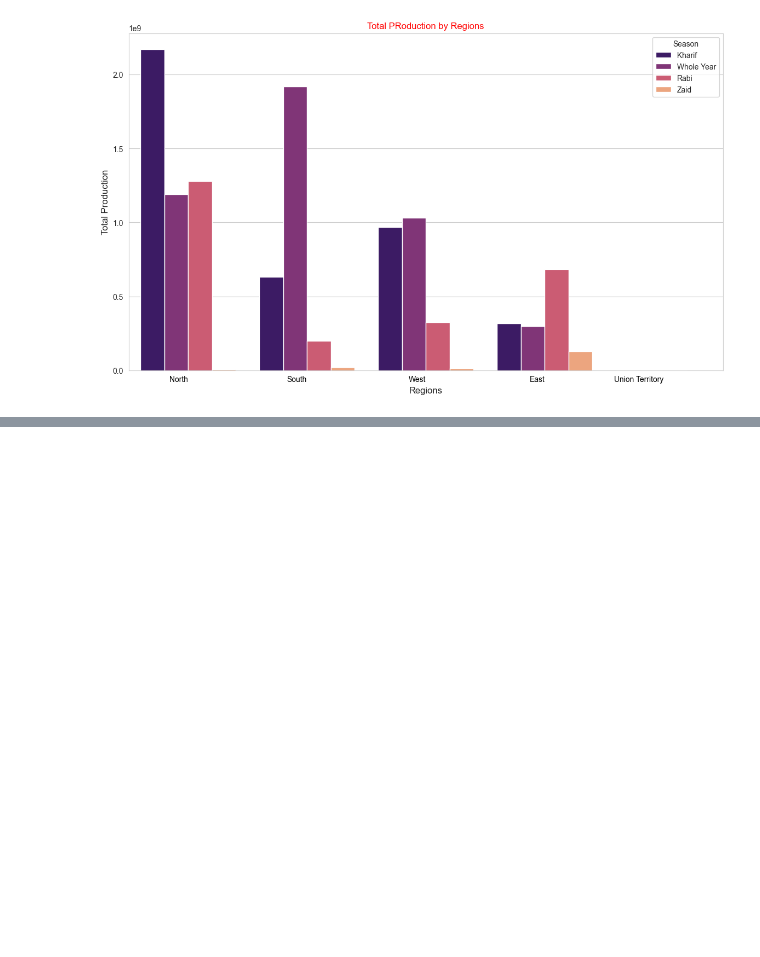
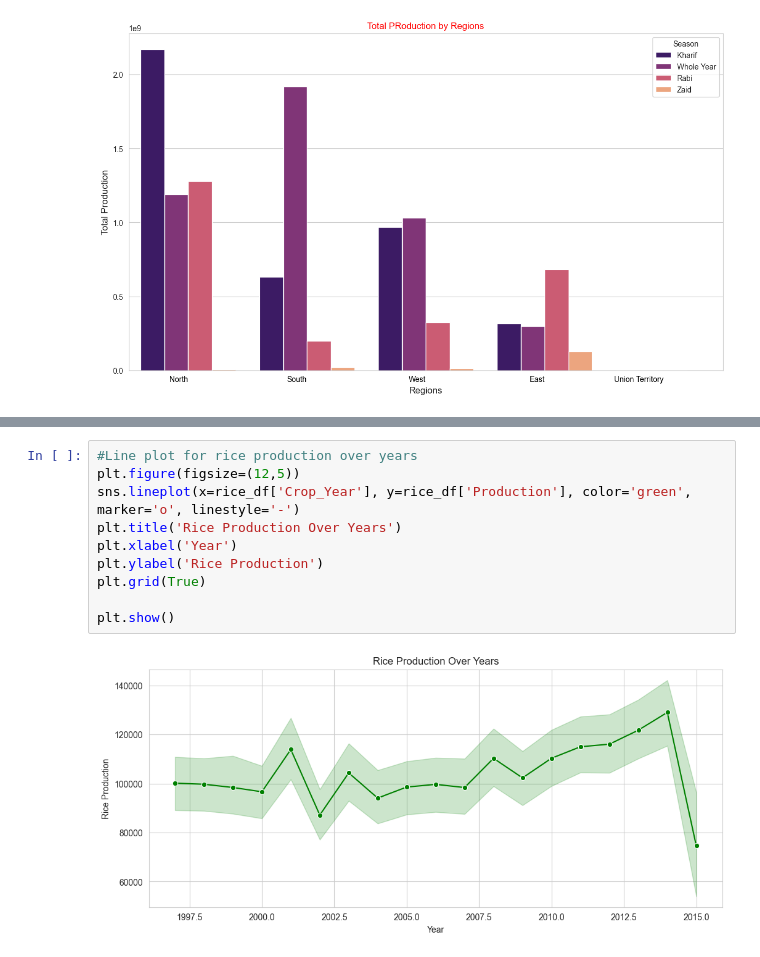
Before and after one commit to Fransis-DS24/Crop-Production-Analysis-Project, a Jupyter notebook: Project_Crop_Prodcution.ipynb, the cells around one changed output, grey strips where cells are left out. Drawn from its saved outputs; the diff is of its cells as text; blank space fills up the shorter version.

```diff
--- a/Project_Crop_Prodcution.ipynb
+++ b/Project_Crop_Prodcution.ipynb
@@ -525,0 +595,12 @@ plt.show()
+# %%
+#Line plot for rice production over years
+plt.figure(figsize=(12,5))
+sns.lineplot(x=rice_df['Crop_Year'], y=rice_df['Production'], color='green', marker='o', linestyle='-')
+plt.title('Rice Production Over Years')
+plt.xlabel('Year')
+plt.ylabel('Rice Production')
+plt.grid(True)
+
+plt.show()
+# %% [output]
+[figure, added]
```
Also changed, not shown: parts of 38 cells of this notebook.
